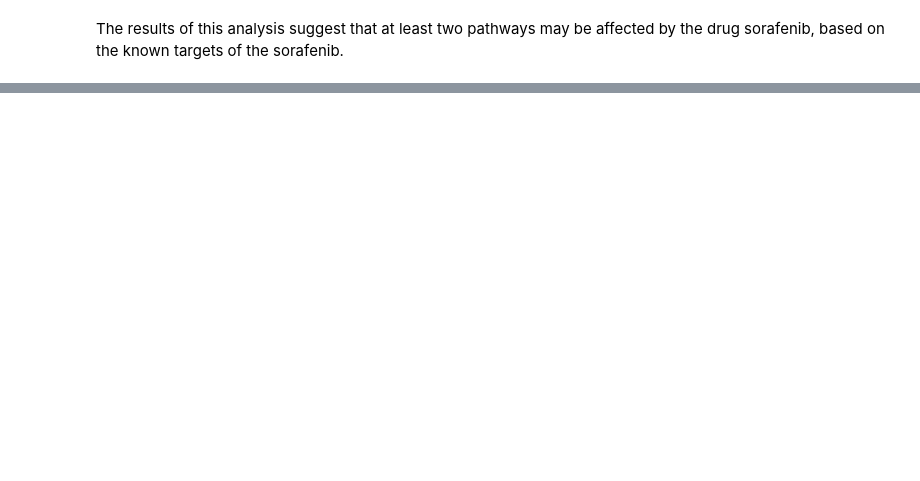
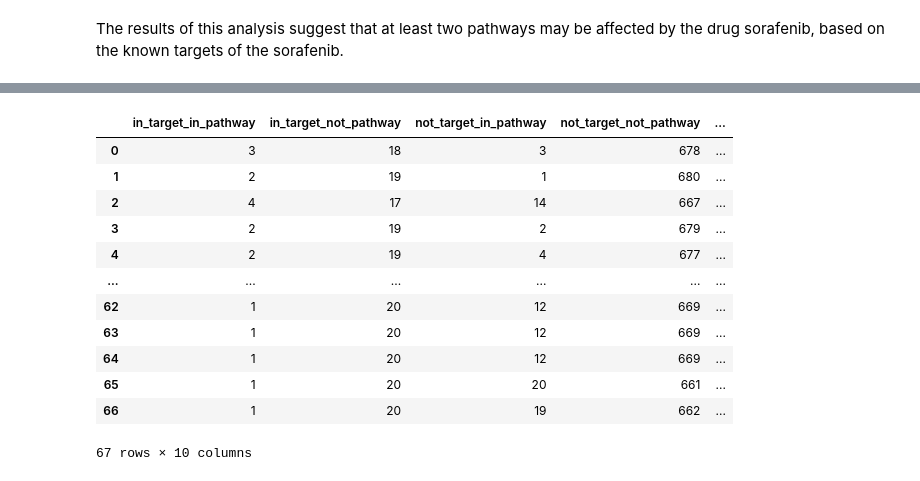
Before and after one commit to rpatil524/Community-Notebooks, a Jupyter notebook: Notebooks/How_to_use_the_Targetome_and_Reactome_BQ_datasets.ipynb, the cells around one changed output, grey strips where cells are left out. Cells and saved outputs as stored; diff of their text form; code cells hidden in the pictures; blank space fills up the shorter version.

```diff
--- a/Notebooks/How_to_use_the_Targetome_and_Reactome_BQ_datasets.ipynb
+++ b/Notebooks/How_to_use_the_Targetome_and_Reactome_BQ_datasets.ipynb
@@ -942,0 +954,39 @@ The results of this analysis suggest that at least two pathways may be affected
+# %%
+# extract observed values from bigquery result
+observed = chi_squared_pathways[[
+  'in_target_in_pathway',
+  'in_target_not_pathway',
+  'not_target_in_pathway',
+  'not_target_not_pathway'
+]]
+
+# calculate the chi-squared statistic using the scipy stats package
+chi2_stat = []
+chi2_pvalue = []
+for index, row in observed.iterrows():
+  stat, pvalue, _, _ = stats.chi2_contingency(
+    np.reshape(np.matrix(row), (2,2)), correction=True
+  )
+  chi2_stat.append(stat)
+  chi2_pvalue.append(pvalue)
+
+# add columns to the original data frame
+chi_squared_pathways['scipy_stat'] = chi2_stat
+chi_squared_pathways['scipy_p_value'] = chi2_pvalue
+# %%
+# display the updated data frame
+chi_squared_pathways
+# %% [output]
+|  | in_target_in_pathway | in_target_not_pathway | not_target_in_pathway | not_target_not_pathway | ... |
+| 0 | 3 | 18 | 3 | 678 | ... |
+| 1 | 2 | 19 | 1 | 680 | ... |
+| 2 | 4 | 17 | 14 | 667 | ... |
+| 3 | 2 | 19 | 2 | 679 | ... |
+| 4 | 2 | 19 | 4 | 677 | ... |
+| ... | ... | ... | ... | ... | ... |
+| 62 | 1 | 20 | 12 | 669 | ... |
+| 63 | 1 | 20 | 12 | 669 | ... |
+| 64 | 1 | 20 | 12 | 669 | ... |
+| 65 | 1 | 20 | 20 | 661 | ... |
+| 66 | 1 | 20 | 19 | 662 | ... |
+67 rows × 10 columns
```
Also changed, not shown: parts of 12 cells of this notebook.
